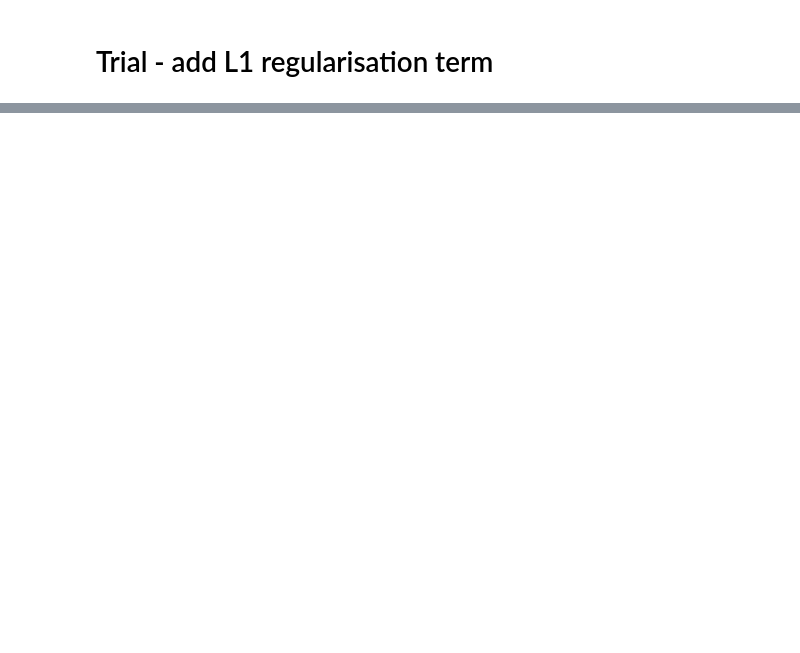
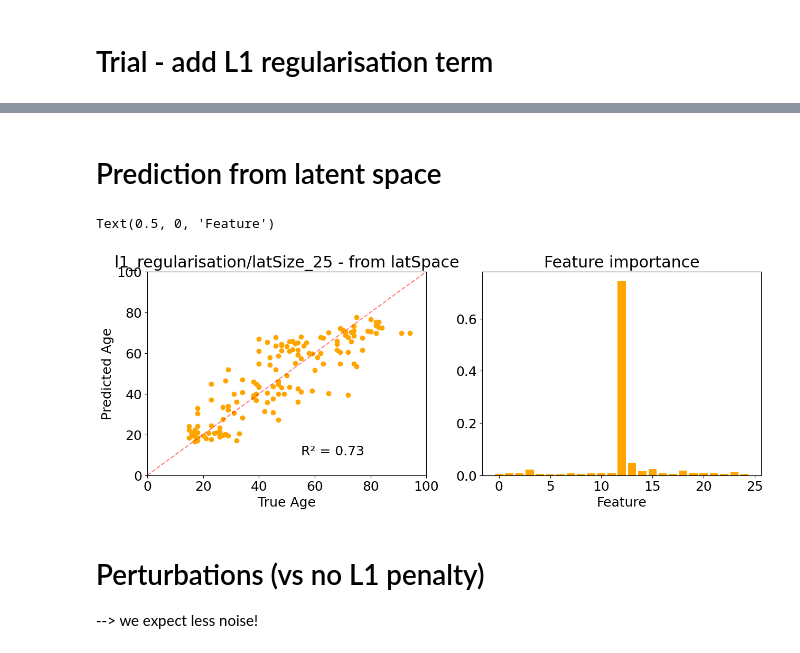
Before and after one commit to sonjakatz/methAE_chr, a Jupyter notebook: 30_trainAE_L1penalty.ipynb, the cells around one changed output, grey strips where cells are left out. Saved outputs shown, nothing was run; the diff lists cells and outputs as text; code cells hidden in the pictures; blank space fills up the shorter version.

```diff
--- a/30_trainAE_L1penalty.ipynb
+++ b/30_trainAE_L1penalty.ipynb
@@ -59,0 +64,54 @@ Submitted batch job 110081
+# %% [markdown]
+# Prediction from latent space
+# %%
+# Generate latent space
+with torch.no_grad():
+    latSpace_train = model.generate_embedding(train_tensor[0])
+    latSpace_test = model.generate_embedding(test_tensor)
+
+## Remove samples with NA in target
+# Train
+y_train = train_tensor[1].detach().numpy()
+mask_train = ~np.isnan(y_train)
+latSpace_train = latSpace_train[mask_train]
+y_train = y_train[mask_train]
+# Test
+y_test = test_dataset["pheno"]["Age"].values
+mask_test = ~np.isnan(y_test)
+latSpace_test = latSpace_test[mask_test]
+y_test = y_test[mask_test]
+
+# Train RFregression model
+regr = RandomForestRegressor(random_state=0)
+regr.fit(latSpace_train, y_train)
+featureImportances = regr.feature_importances_
+
+# Score on Test set
+y_pred = regr.predict(latSpace_test)
+r2 = regr.score(latSpace_test, y_test)
+
+# save model
+outPath = f"logs/{name}/regression/"
+os.makedirs(outPath, exist_ok=True)
+pickle.dump(regr, open(f"{outPath}/RFregressor.sav", 'wb'))
+# %%
+fig, (ax, ax2) = plt.subplots(1, 2,figsize=(15,5))
+ax.scatter(y_test, y_pred, color="orange")
+ax.plot([0, 1], [0, 1], transform=ax.transAxes, color="red", linestyle="dashed", alpha=0.5)
+ax.text(55, 10, f"R² = {round(r2.mean(),2)}")
+ax.set_xlim(0,100)
+ax.set_ylim(0,100)
+ax.set_title(f"{name} - from latSpace")
+ax.set_xlabel("True Age")
+ax.set_ylabel("Predicted Age")
+
+ax2.bar(x=range(len(featureImportances)), height=featureImportances, color="orange")
+ax2.set_title("Feature importance")
+ax2.set_xlabel("Feature")
+# %% [output]
+Text(0.5, 0, 'Feature')
+[figure, added]
+# %% [markdown]
+# Perturbations (vs no L1 penalty)
+
+--> we expect less noise!
```
Also changed, not shown: parts of 11 cells of this notebook, 3 other files.
